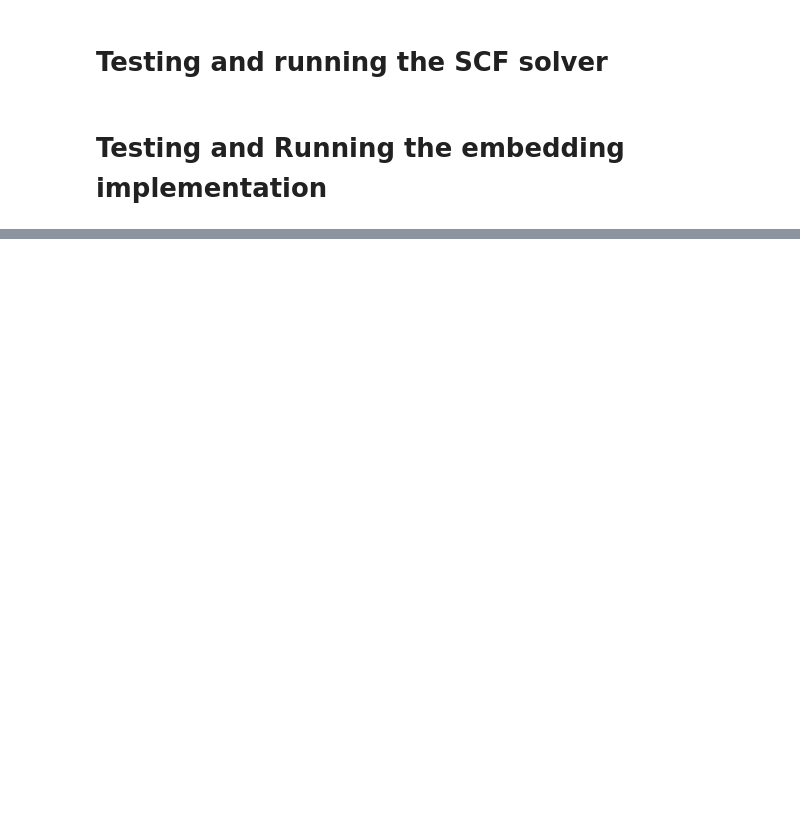
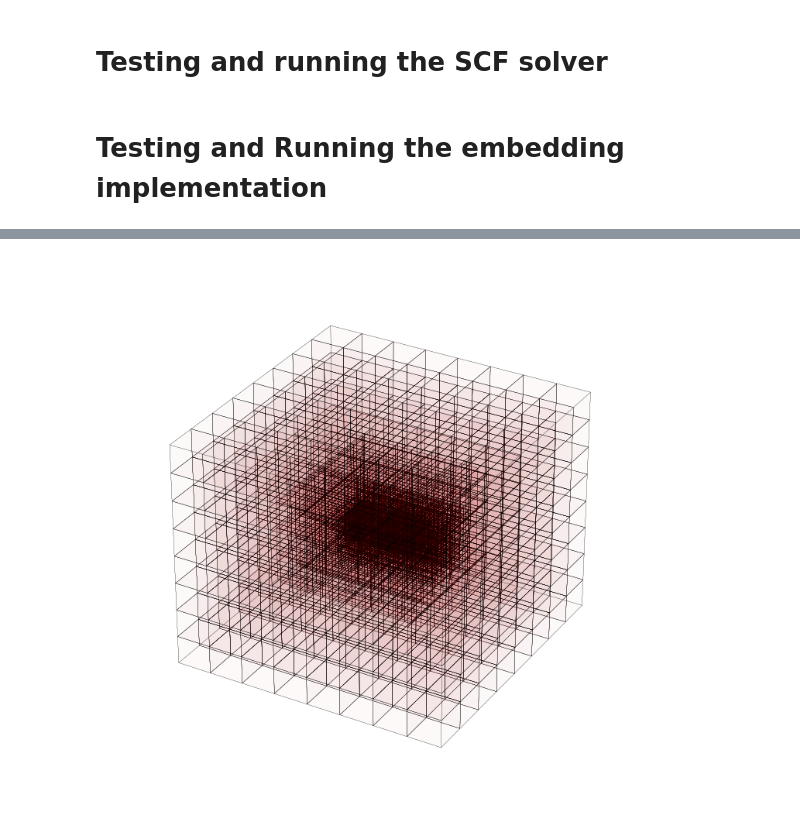
Before and after one commit to msnik1999/VAMPyR_SCF, a Jupyter notebook: src/running_test.ipynb, the cells around one changed output, grey strips where cells are left out. Drawn from its saved outputs; the diff is of its cells as text; code cells hidden in the pictures; blank space fills up the shorter version.

```diff
--- a/src/running_test.ipynb
+++ b/src/running_test.ipynb
@@ -83,0 +103,9 @@ E_orb: -47.371269415099974  |  E_en: -123.22194447115078  |  E_el: 37.5235563381
+# %%
+rho = Phi[0][-1]**2
+for i in range(1, len(Phi)):
+    rho += Phi[i][-1]**2
+
+plotter.grid_plotter(rho)
+plt.show()
+# %% [output]
+[figure, added]
```
Also changed, not shown: parts of 1 cell of this notebook, 2 other files.
